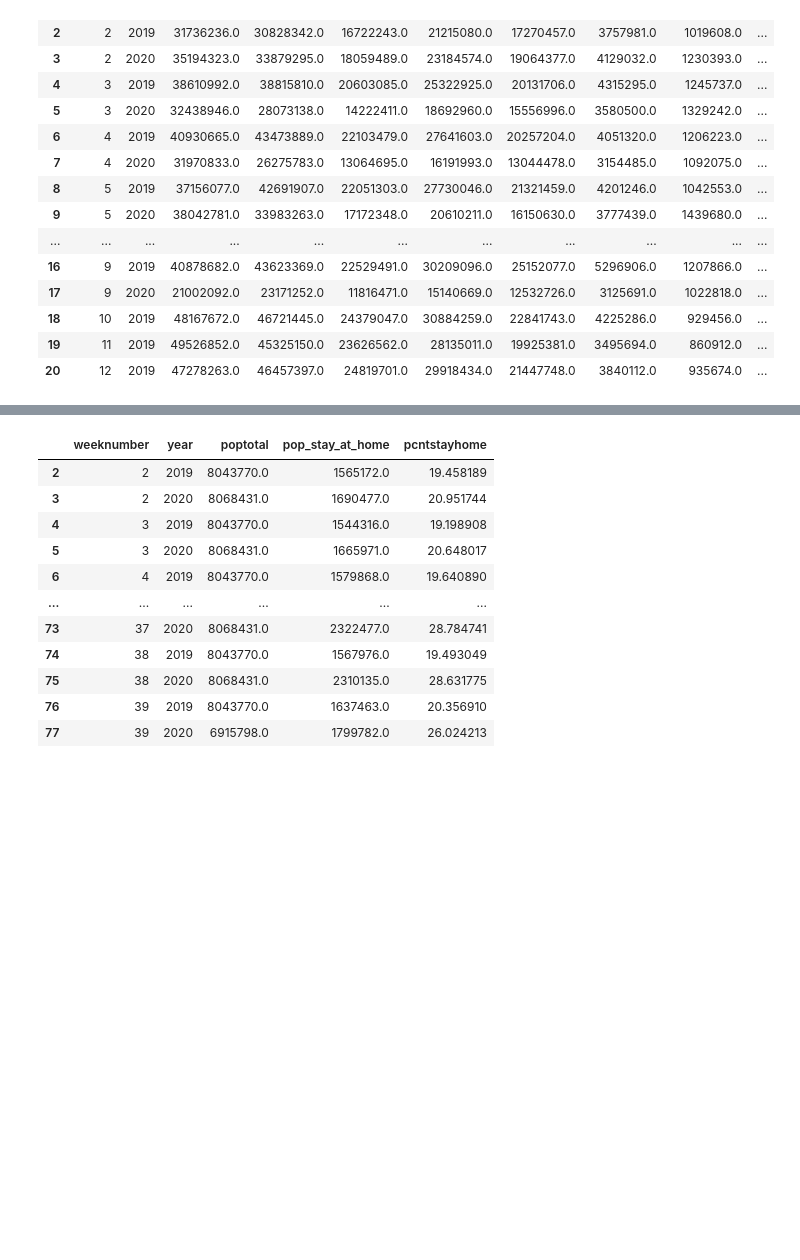
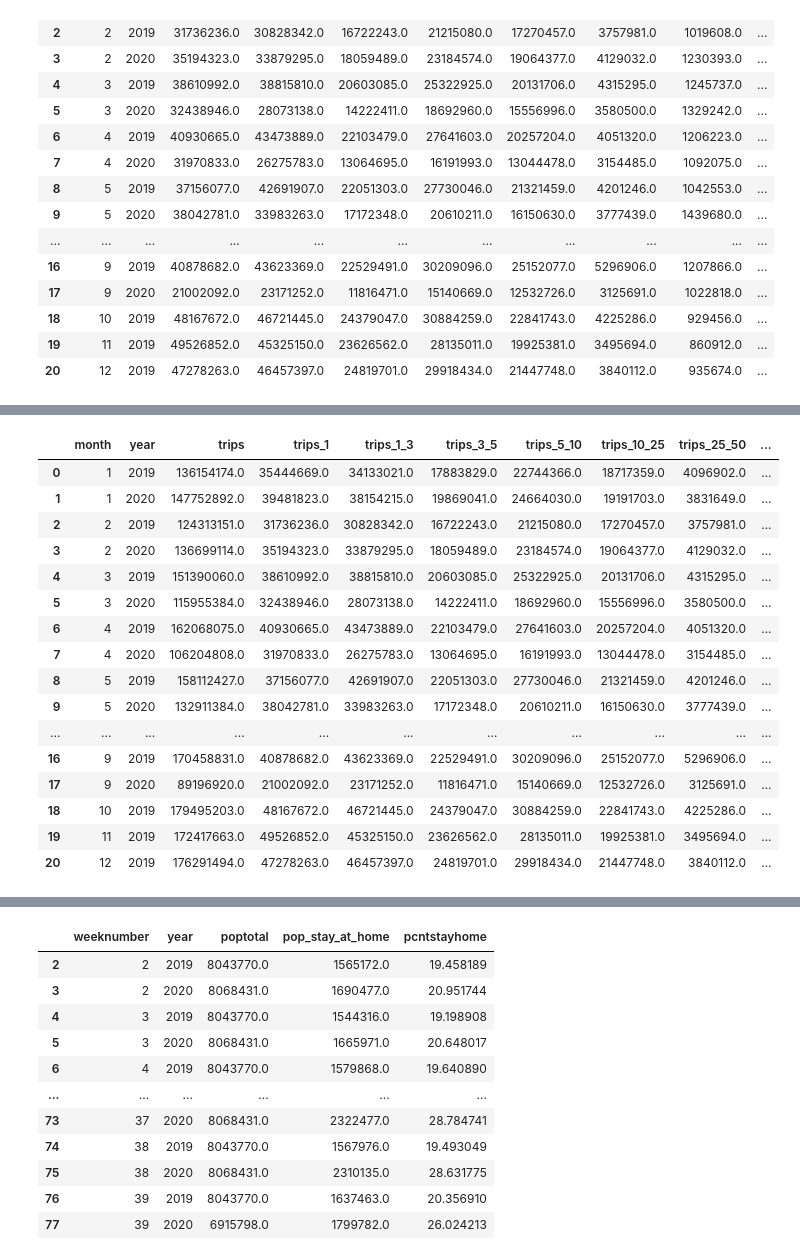
Before and after one commit to WFRCAnalytics/DATA-BTS-Analysis, a Jupyter notebook: BTSData_SaltLakeCounty.ipynb, the cells around one changed output, grey strips where cells are left out. Drawn from its saved outputs; the diff is of its cells as text; code cells hidden in the pictures; blank space fills up the shorter version.

```diff
--- a/BTSData_SaltLakeCounty.ipynb
+++ b/BTSData_SaltLakeCounty.ipynb
@@ -302,0 +303,35 @@ plt.show()
+# %%
+# Do above as percentage of total trips for month of september
+slctripsbymonth_sum2 = dfslc.groupby(['month', 'year'], as_index=False)[['trips','trips_1', 'trips_1_3', 'trips_3_5', 'trips_5_10',
+       'trips_10_25', 'trips_25_50', 'trips_50_100', 'trips_100_250', 'trips_250_500', 'trips_500']].sum()
+slctripsbymonth_sum2["trips_100_500"] = slctripsbymonth_sum2['trips_100_250']+slctripsbymonth_sum2['trips_250_500']+slctripsbymonth_sum2['trips_500']
+slctripsbymonth_sum2 = slctripsbymonth_sum2.drop(['trips_100_250', 'trips_250_500', 'trips_500'], axis=1)
+
+#add percent of total colums and calc
+slctripsbymonth_sum2['pcnttrips_1'] = ((slctripsbymonth_sum2['trips_1']/slctripsbymonth_sum2['trips'])*100)
+slctripsbymonth_sum2['pcnttrips_1_3'] = ((slctripsbymonth_sum2['trips_1_3']/slctripsbymonth_sum2['trips'])*100)
+slctripsbymonth_sum2['pcnttrips_3_5'] = ((slctripsbymonth_sum2['trips_3_5']/slctripsbymonth_sum2['trips'])*100)
+slctripsbymonth_sum2['pcnttrips_5_10'] = ((slctripsbymonth_sum2['trips_5_10']/slctripsbymonth_sum2['trips'])*100)
+slctripsbymonth_sum2['pcnttrips_10_25'] = ((slctripsbymonth_sum2['trips_10_25']/slctripsbymonth_sum2['trips'])*100)
+slctripsbymonth_sum2['pcnttrips_25_50'] = ((slctripsbymonth_sum2['trips_25_50']/slctripsbymonth_sum2['trips'])*100)
+slctripsbymonth_sum2['pcnttrips_50_100'] = ((slctripsbymonth_sum2['trips_50_100']/slctripsbymonth_sum2['trips'])*100)
+slctripsbymonth_sum2['pcnttrips_100_500'] = ((slctripsbymonth_sum2['trips_100_500']/slctripsbymonth_sum2['trips'])*100)
+slctripsbymonth_sum2
+# %% [output]
+|  | month | year | trips | trips_1 | trips_1_3 | trips_3_5 | trips_5_10 | trips_10_25 | trips_25_50 | ... |
+| 0 | 1 | 2019 | 136154174.0 | 35444669.0 | 34133021.0 | 17883829.0 | 22744366.0 | 18717359.0 | 4096902.0 | ... |
+| 1 | 1 | 2020 | 147752892.0 | 39481823.0 | 38154215.0 | 19869041.0 | 24664030.0 | 19191703.0 | 3831649.0 | ... |
+| 2 | 2 | 2019 | 124313151.0 | 31736236.0 | 30828342.0 | 16722243.0 | 21215080.0 | 17270457.0 | 3757981.0 | ... |
+| 3 | 2 | 2020 | 136699114.0 | 35194323.0 | 33879295.0 | 18059489.0 | 23184574.0 | 19064377.0 | 4129032.0 | ... |
+| 4 | 3 | 2019 | 151390060.0 | 38610992.0 | 38815810.0 | 20603085.0 | 25322925.0 | 20131706.0 | 4315295.0 | ... |
+| 5 | 3 | 2020 | 115955384.0 | 32438946.0 | 28073138.0 | 14222411.0 | 18692960.0 | 15556996.0 | 3580500.0 | ... |
+| 6 | 4 | 2019 | 162068075.0 | 40930665.0 | 43473889.0 | 22103479.0 | 27641603.0 | 20257204.0 | 4051320.0 | ... |
+| 7 | 4 | 2020 | 106204808.0 | 31970833.0 | 26275783.0 | 13064695.0 | 16191993.0 | 13044478.0 | 3154485.0 | ... |
+| 8 | 5 | 2019 | 158112427.0 | 37156077.0 | 42691907.0 | 22051303.0 | 27730046.0 | 21321459.0 | 4201246.0 | ... |
+| 9 | 5 | 2020 | 132911384.0 | 38042781.0 | 33983263.0 | 17172348.0 | 20610211.0 | 16150630.0 | 3777439.0 | ... |
+| ... | ... | ... | ... | ... | ... | ... | ... | ... | ... | ... |
+| 16 | 9 | 2019 | 170458831.0 | 40878682.0 | 43623369.0 | 22529491.0 | 30209096.0 | 25152077.0 | 5296906.0 | ... |
+| 17 | 9 | 2020 | 89196920.0 | 21002092.0 | 23171252.0 | 11816471.0 | 15140669.0 | 12532726.0 | 3125691.0 | ... |
+| 18 | 10 | 2019 | 179495203.0 | 48167672.0 | 46721445.0 | 24379047.0 | 30884259.0 | 22841743.0 | 4225286.0 | ... |
+| 19 | 11 | 2019 | 172417663.0 | 49526852.0 | 45325150.0 | 23626562.0 | 28135011.0 | 19925381.0 | 3495694.0 | ... |
+| 20 | 12 | 2019 | 176291494.0 | 47278263.0 | 46457397.0 | 24819701.0 | 29918434.0 | 21447748.0 | 3840112.0 | ... |
```
Also changed, not shown: parts of 5 cells of this notebook.
